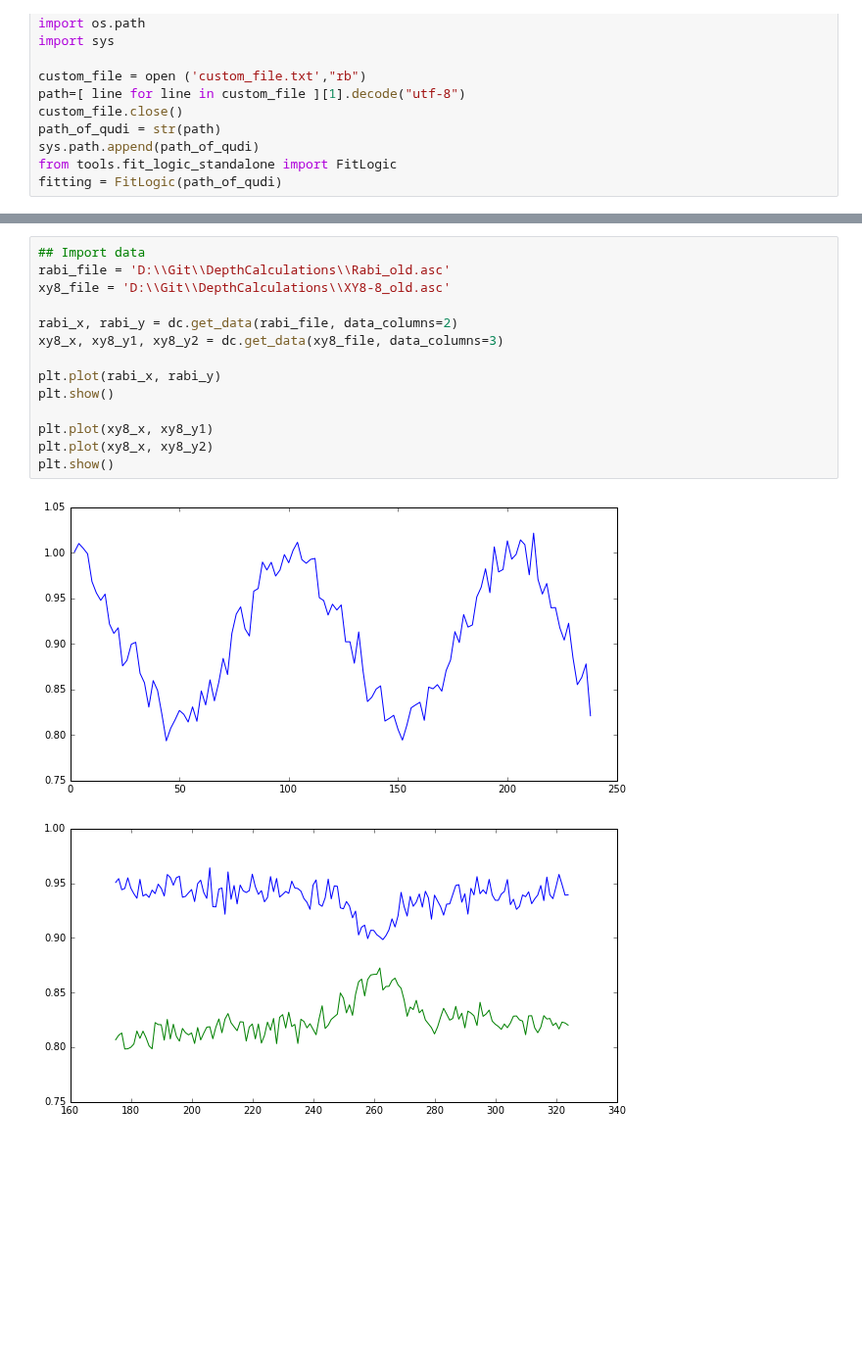
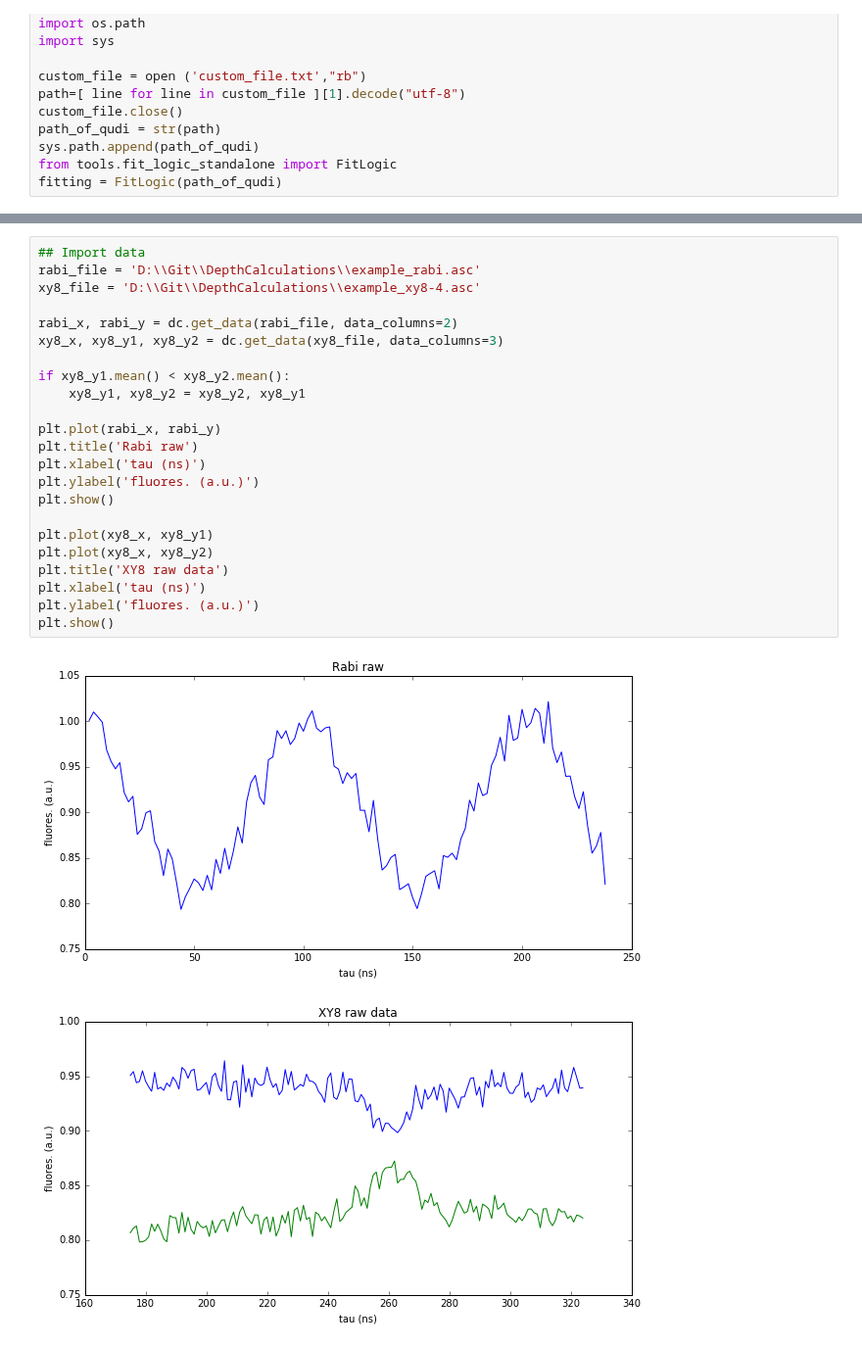
Before and after one commit to christoph-mueller/DepthCalculations, a Jupyter notebook: depth_calculation.ipynb, the cells around one changed output, grey strips where cells are left out. Shown at 98% size. Drawn from its saved outputs; the diff is of its cells as text; blank space fills up the shorter version.

Commit message:
final version of depth calculations

```diff
--- a/depth_calculation.ipynb
+++ b/depth_calculation.ipynb
@@ -32,21 +31,30 @@ mu_0 = 4*np.pi*1e-7
 h = 6.62607e-34
 # %%
 ## Import data
-rabi_file = 'D:\\Git\\DepthCalculations\\Rabi_old.asc'
-xy8_file = 'D:\\Git\\DepthCalculations\\XY8-8_old.asc'
+rabi_file = 'D:\\Git\\DepthCalculations\\example_rabi.asc'
+xy8_file = 'D:\\Git\\DepthCalculations\\example_xy8-4.asc'
 
 rabi_x, rabi_y = dc.get_data(rabi_file, data_columns=2)
 xy8_x, xy8_y1, xy8_y2 = dc.get_data(xy8_file, data_columns=3)
 
+if xy8_y1.mean() < xy8_y2.mean():
+    xy8_y1, xy8_y2 = xy8_y2, xy8_y1
+
 plt.plot(rabi_x, rabi_y)
+plt.title('Rabi raw')
+plt.xlabel('tau (ns)')
+plt.ylabel('fluores. (a.u.)')
 plt.show()
 
 plt.plot(xy8_x, xy8_y1)
 plt.plot(xy8_x, xy8_y2)
+plt.title('XY8 raw data')
+plt.xlabel('tau (ns)')
+plt.ylabel('fluores. (a.u.)')
 plt.show()
 # %% [output]
-[figure, old version]
+[figure, new version]
-[figure, old version]
+[figure, new version]
 # %%
 ## perform Rabi fit and do normalization of the xy8 data
 # Rabi fit
```
Also changed, not shown: parts of 8 cells of this notebook, 3 other files.
